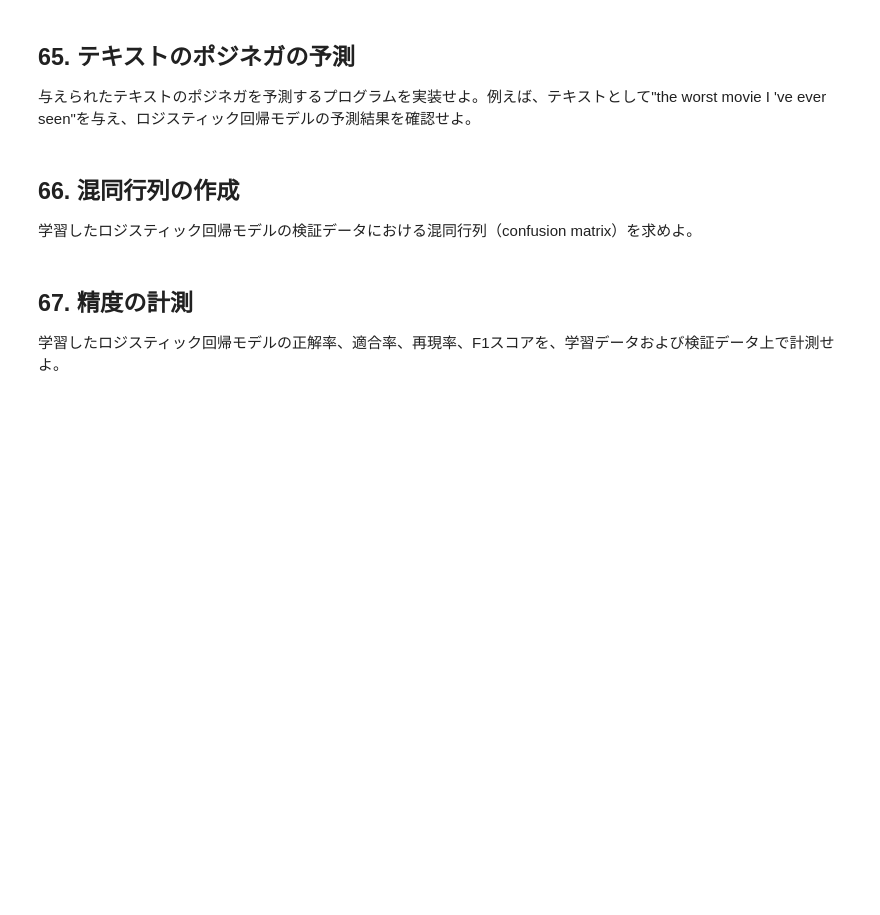
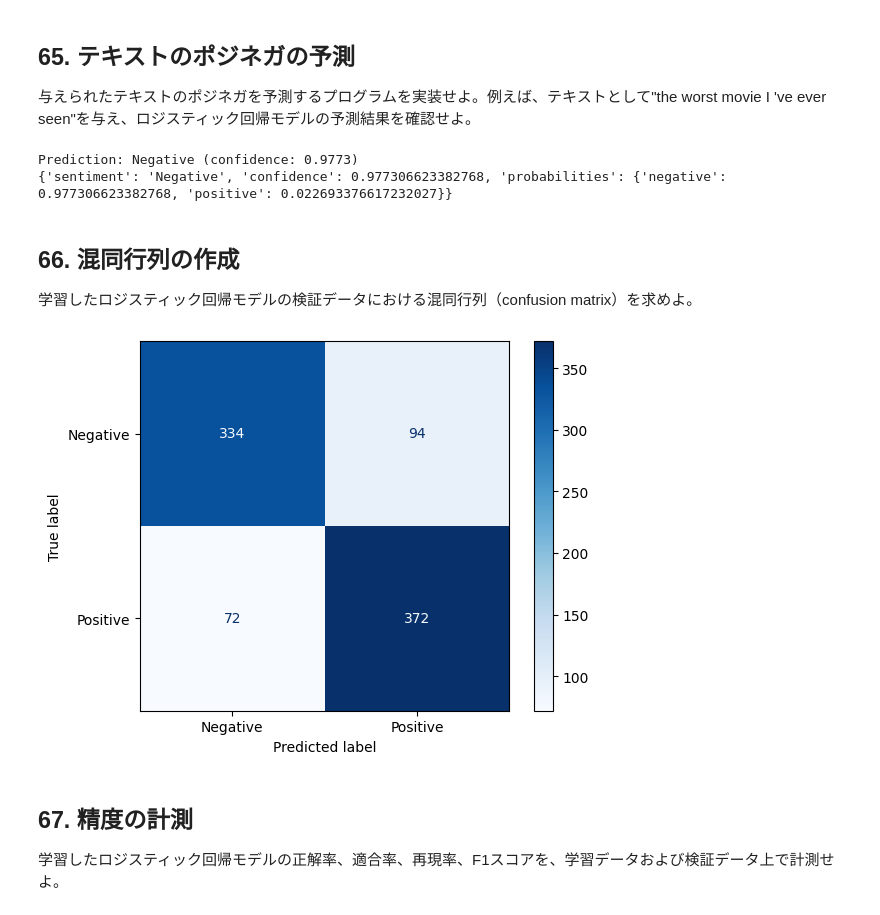
Before and after one commit to rerere0807/NLP100, a Jupyter notebook: 第7章_機械学習.ipynb, the cells around one changed output. Cells and saved outputs as stored; diff of their text form; code cells hidden in the pictures; blank space fills up the shorter version.

```diff
--- a/第7章_機械学習.ipynb
+++ b/第7章_機械学習.ipynb
@@ -135,10 +135,53 @@ print(proba[0])
 ## 65. テキストのポジネガの予測
 
 与えられたテキストのポジネガを予測するプログラムを実装せよ。例えば、テキストとして"the worst movie I 've ever seen"を与え、ロジスティック回帰モデルの予測結果を確認せよ。
+# %%
+def predict(text):
+    # テキストをBoW辞書に変換
+    feature = dict(Counter(text.split()))
+    text_vector = vectorizer.transform([feature])
+
+    # 予測ラベルと確率を取得
+    pred_label = model.predict(text_vector)[0]
+    pred_proba = model.predict_proba(text_vector)[0]
+
+    # 出力
+    sentiment = "Positive" if pred_label == 1 else "Negative"
+    confidence = pred_proba[pred_label]
+
+    print(f"Prediction: {sentiment} (confidence: {confidence:.4f})")
+
+    return {
+        "sentiment": sentiment,
+        "confidence": confidence,
+        "probabilities": {
+            "negative": pred_proba[0],
+            "positive": pred_proba[1]
+        }
+    }
+
+result = predict("the worst movie I 've ever seen")
+print(result)
+# %% [output]
+Prediction: Negative (confidence: 0.9773)
+{'sentiment': 'Negative', 'confidence': 0.977306623382768, 'probabilities': {'negative': 0.977306623382768, 'positive': 0.022693376617232027}}
 # %% [markdown]
 ## 66. 混同行列の作成
 
 学習したロジスティック回帰モデルの検証データにおける混同行列（confusion matrix）を求めよ。
+# %%
+from sklearn.metrics import ConfusionMatrixDisplay, confusion_matrix
+import matplotlib.pyplot as plt
+
+def plot_confusion_matrix(y_true, y_pred):
+    cm = confusion_matrix(y_true, y_pred)
+    disp = ConfusionMatrixDisplay(confusion_matrix=cm, display_labels=["Negative", "Positive"])
+    disp.plot(cmap=plt.cm.Blues)
+    plt.show()
+
+plot_confusion_matrix(y_dev, model.predict(X_dev))
+# %% [output]
+[figure, added]
 # %% [markdown]
 ## 67. 精度の計測
 
```
Also changed, not shown: parts of 3 cells of this notebook.
